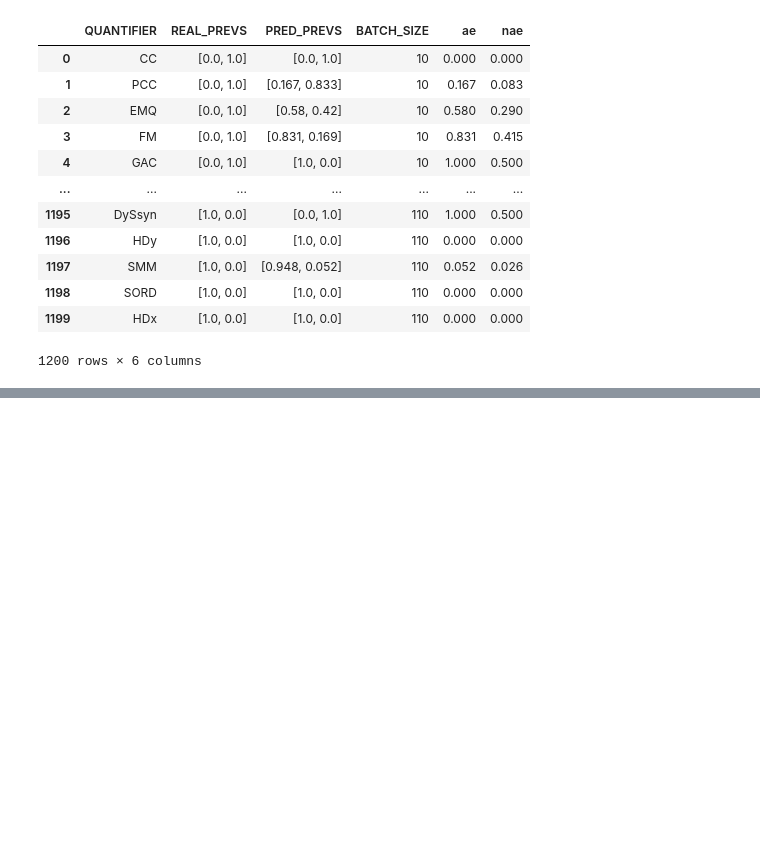
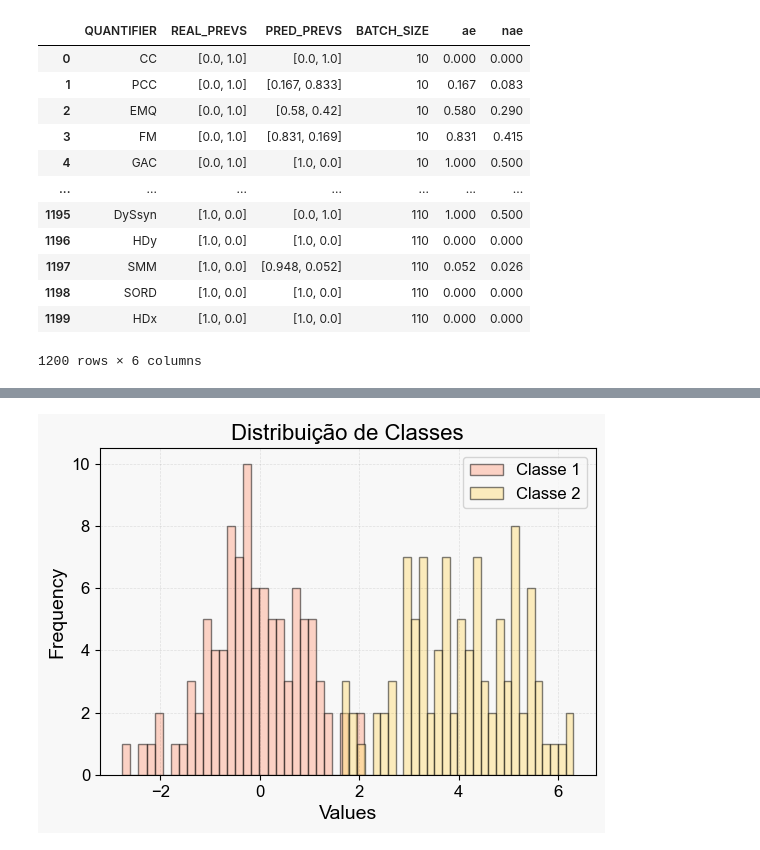
Before and after one commit to luizfernandolj/mlquantify, a Jupyter notebook: test_plots.ipynb, the cells around one changed output, grey strips where cells are left out. Saved outputs shown, nothing was run; the diff lists cells and outputs as text; code cells hidden in the pictures; blank space fills up the shorter version.

```diff
--- a/test_plots.ipynb
+++ b/test_plots.ipynb
@@ -35,0 +81,16 @@ TypeError: only list-like objects are allowed to be passed to isin(), you passed
+# %%
+# Exemplo de conjuntos de valores para cada classe
+values = [
+    np.random.normal(loc=0, scale=1, size=100),  # Conjunto de valores para a Classe 1
+    np.random.normal(loc=4, scale=1, size=100)  # Conjunto de valores para a Classe 3
+]
+
+labels = ['Classe 1', 'Classe 2']
+
+class_distribution_plot(values=values,
+                        labels=labels,
+                        bins=30,
+                        save_path="class_hist.pdf",
+                        title='Class Distribution Test')
+# %% [output]
+[figure, added]
```
Also changed, not shown: parts of 4 cells of this notebook, 11 other files.
